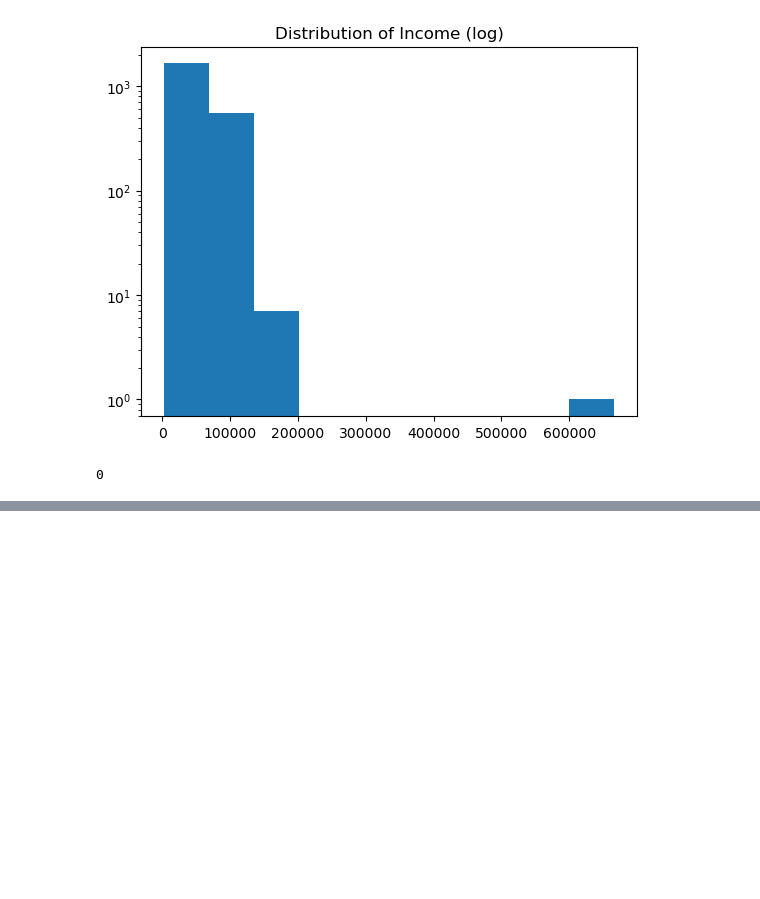
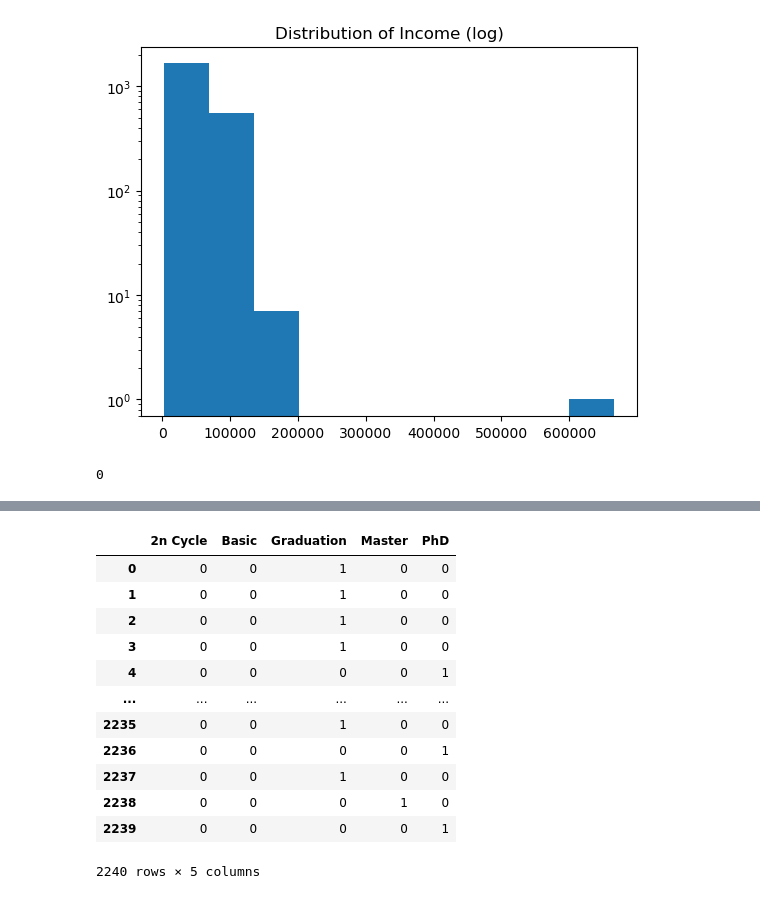
Before and after one commit to Vortexx2/customer-personality, a Jupyter notebook: main.ipynb, the cells around one changed output, grey strips where cells are left out. Cells and saved outputs as stored; diff of their text form; code cells hidden in the pictures; blank space fills up the shorter version.

```diff
--- a/main.ipynb
+++ b/main.ipynb
@@ -55,0 +147,16 @@ data['Income'].isnull().sum()
+# %%
+pd.get_dummies(data['Education'])
+# %% [output]
+|  | 2n Cycle | Basic | Graduation | Master | PhD |
+| 0 | 0 | 0 | 1 | 0 | 0 |
+| 1 | 0 | 0 | 1 | 0 | 0 |
+| 2 | 0 | 0 | 1 | 0 | 0 |
+| 3 | 0 | 0 | 1 | 0 | 0 |
+| 4 | 0 | 0 | 0 | 0 | 1 |
+| ... | ... | ... | ... | ... | ... |
+| 2235 | 0 | 0 | 1 | 0 | 0 |
+| 2236 | 0 | 0 | 0 | 0 | 1 |
+| 2237 | 0 | 0 | 1 | 0 | 0 |
+| 2238 | 0 | 0 | 0 | 1 | 0 |
+| 2239 | 0 | 0 | 0 | 0 | 1 |
+2240 rows × 5 columns
```
Also changed, not shown: parts of 16 cells of this notebook.
